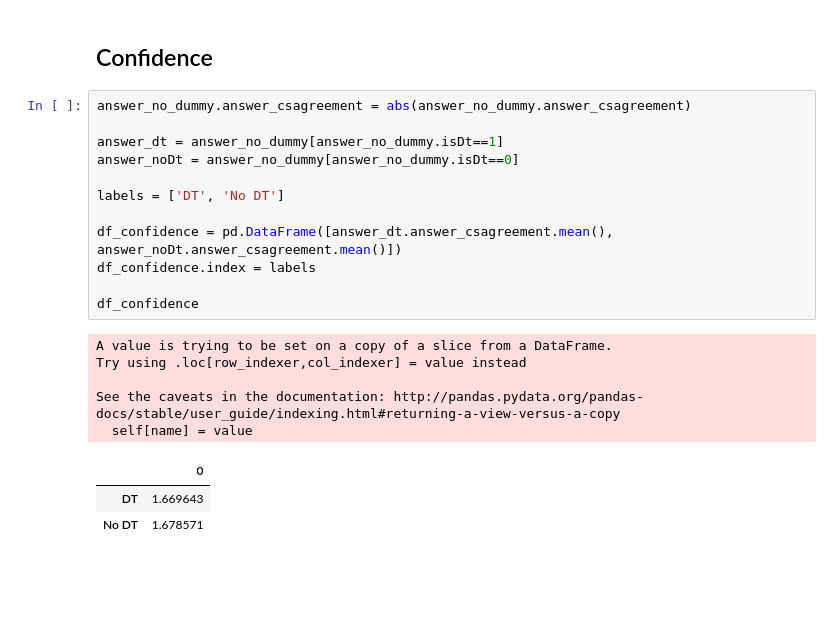
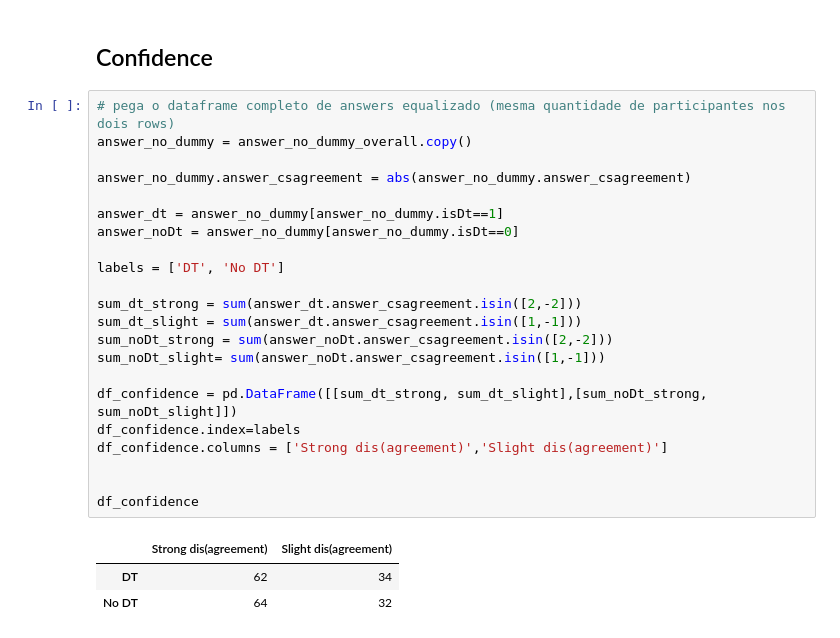
Before and after one commit to christianorossini/masterProject, a Jupyter notebook: experiment/experiments.ipynb, the cells around one changed output. Drawn from its saved outputs; the diff is of its cells as text; blank space fills up the shorter version.

```diff
--- a/experiment/experiments.ipynb
+++ b/experiment/experiments.ipynb
@@ -347,23 +363,28 @@ with pd.option_context('display.max_rows', None, 'display.max_columns', None):
 # %% [markdown]
 ## Confidence
-# %%
-answer_no_dummy.answer_csagreement = abs(answer_no_dummy.answer_csagreement)
-
-answer_dt = answer_no_dummy[answer_no_dummy.isDt==1]
-answer_noDt = answer_no_dummy[answer_no_dummy.isDt==0]
-
-labels = ['DT', 'No DT']
-
-df_confidence = pd.DataFrame([answer_dt.answer_csagreement.mean(), answer_noDt.answer_csagreement.mean()])
-df_confidence.index = labels
-
-df_confidence
-# %% [output]
-A value is trying to be set on a copy of a slice from a DataFrame.
-Try using .loc[row_indexer,col_indexer] = value instead
-
-See the caveats in the documentation: http://pandas.pydata.org/pandas-docs/stable/user_guide/indexing.html#returning-a-view-versus-a-copy
-  self[name] = value
-|  | 0 |
-| DT | 1.669643 |
-| No DT | 1.678571 |
+# %%
+# pega o dataframe completo de answers equalizado (mesma quantidade de participantes nos dois rows)
+answer_no_dummy = answer_no_dummy_overall.copy()
+
+answer_no_dummy.answer_csagreement = abs(answer_no_dummy.answer_csagreement)
+
+answer_dt = answer_no_dummy[answer_no_dummy.isDt==1]
+answer_noDt = answer_no_dummy[answer_no_dummy.isDt==0]
+
+labels = ['DT', 'No DT']
+
+sum_dt_strong = sum(answer_dt.answer_csagreement.isin([2,-2]))
+sum_dt_slight = sum(answer_dt.answer_csagreement.isin([1,-1]))
+sum_noDt_strong = sum(answer_noDt.answer_csagreement.isin([2,-2]))
+sum_noDt_slight= sum(answer_noDt.answer_csagreement.isin([1,-1]))
+
+df_confidence = pd.DataFrame([[sum_dt_strong, sum_dt_slight],[sum_noDt_strong, sum_noDt_slight]])
+df_confidence.index=labels
+df_confidence.columns = ['Strong dis(agreement)','Slight dis(agreement)']
+
+
+df_confidence
+# %% [output]
+|  | Strong dis(agreement) | Slight dis(agreement) |
+| DT | 62 | 34 |
+| No DT | 64 | 32 |
```
Also changed, not shown: parts of 1 cell of this notebook, 5 other files.
